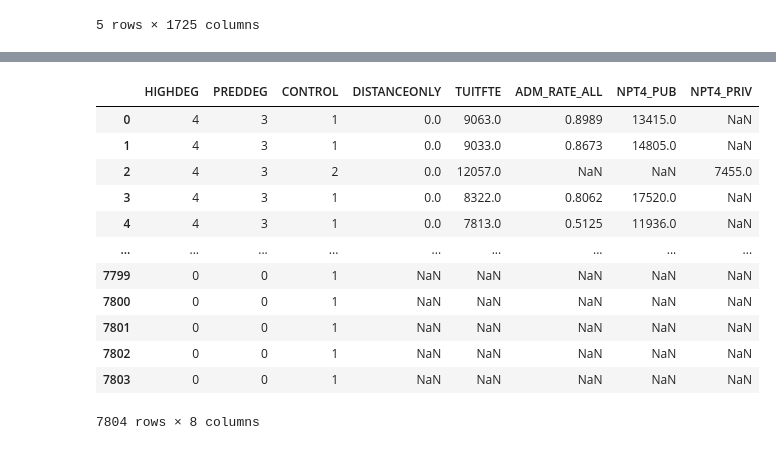
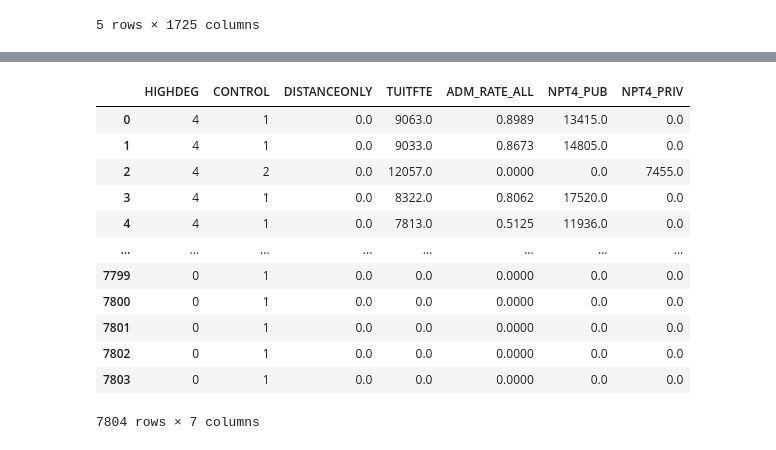
Before and after one commit to d3yn3r/University-Analisys-COR, a Jupyter notebook: analisis.ipynb, the cells around one changed output, grey strips where cells are left out. Drawn from its saved outputs; the diff is of its cells as text; code cells hidden in the pictures.

```diff
--- a/analisis.ipynb
+++ b/analisis.ipynb
@@ -61,17 +70,18 @@ list(columns_name)
 # %%
-bd2 = bd[['HIGHDEG','PREDDEG','CONTROL','DISTANCEONLY','TUITFTE','ADM_RATE_ALL','NPT4_PUB','NPT4_PRIV']].copy()
+bd2 = bd[['HIGHDEG','CONTROL','DISTANCEONLY','TUITFTE','ADM_RATE_ALL','NPT4_PUB','NPT4_PRIV']].copy()
+bd2.fillna(0,inplace=True)
 bd2
 # %% [output]
-|  | HIGHDEG | PREDDEG | CONTROL | DISTANCEONLY | TUITFTE | ADM_RATE_ALL | NPT4_PUB | NPT4_PRIV |
-| 0 | 4 | 3 | 1 | 0.0 | 9063.0 | 0.8989 | 13415.0 | NaN |
-| 1 | 4 | 3 | 1 | 0.0 | 9033.0 | 0.8673 | 14805.0 | NaN |
-| 2 | 4 | 3 | 2 | 0.0 | 12057.0 | NaN | NaN | 7455.0 |
-| 3 | 4 | 3 | 1 | 0.0 | 8322.0 | 0.8062 | 17520.0 | NaN |
-| 4 | 4 | 3 | 1 | 0.0 | 7813.0 | 0.5125 | 11936.0 | NaN |
-| ... | ... | ... | ... | ... | ... | ... | ... | ... |
-| 7799 | 0 | 0 | 1 | NaN | NaN | NaN | NaN | NaN |
-| 7800 | 0 | 0 | 1 | NaN | NaN | NaN | NaN | NaN |
-| 7801 | 0 | 0 | 1 | NaN | NaN | NaN | NaN | NaN |
-| 7802 | 0 | 0 | 1 | NaN | NaN | NaN | NaN | NaN |
-| 7803 | 0 | 0 | 1 | NaN | NaN | NaN | NaN | NaN |
+|  | HIGHDEG | CONTROL | DISTANCEONLY | TUITFTE | ADM_RATE_ALL | NPT4_PUB | NPT4_PRIV |
+| 0 | 4 | 1 | 0.0 | 9063.0 | 0.8989 | 13415.0 | 0.0 |
+| 1 | 4 | 1 | 0.0 | 9033.0 | 0.8673 | 14805.0 | 0.0 |
+| 2 | 4 | 2 | 0.0 | 12057.0 | 0.0000 | 0.0 | 7455.0 |
+| 3 | 4 | 1 | 0.0 | 8322.0 | 0.8062 | 17520.0 | 0.0 |
+| 4 | 4 | 1 | 0.0 | 7813.0 | 0.5125 | 11936.0 | 0.0 |
+| ... | ... | ... | ... | ... | ... | ... | ... |
+| 7799 | 0 | 1 | 0.0 | 0.0 | 0.0000 | 0.0 | 0.0 |
+| 7800 | 0 | 1 | 0.0 | 0.0 | 0.0000 | 0.0 | 0.0 |
+| 7801 | 0 | 1 | 0.0 | 0.0 | 0.0000 | 0.0 | 0.0 |
+| 7802 | 0 | 1 | 0.0 | 0.0 | 0.0000 | 0.0 | 0.0 |
+| 7803 | 0 | 1 | 0.0 | 0.0 | 0.0000 | 0.0 | 0.0 |
-7804 rows × 8 columns
+7804 rows × 7 columns
```
Also changed, not shown: parts of 8 cells of this notebook.
